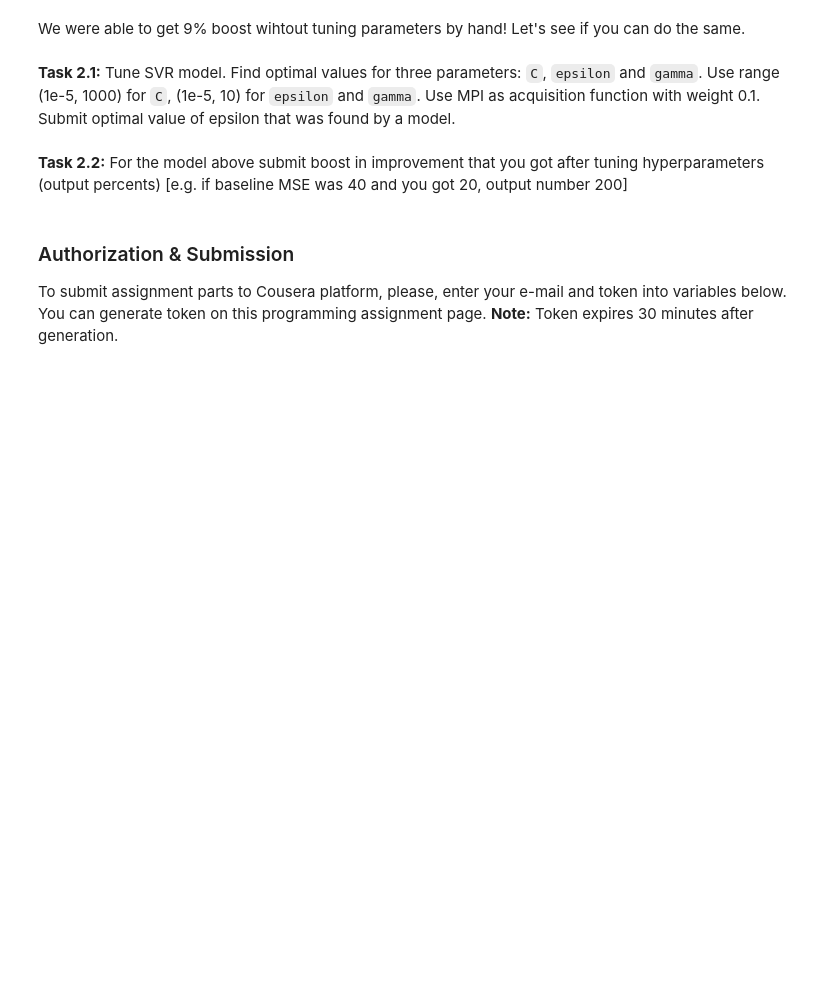
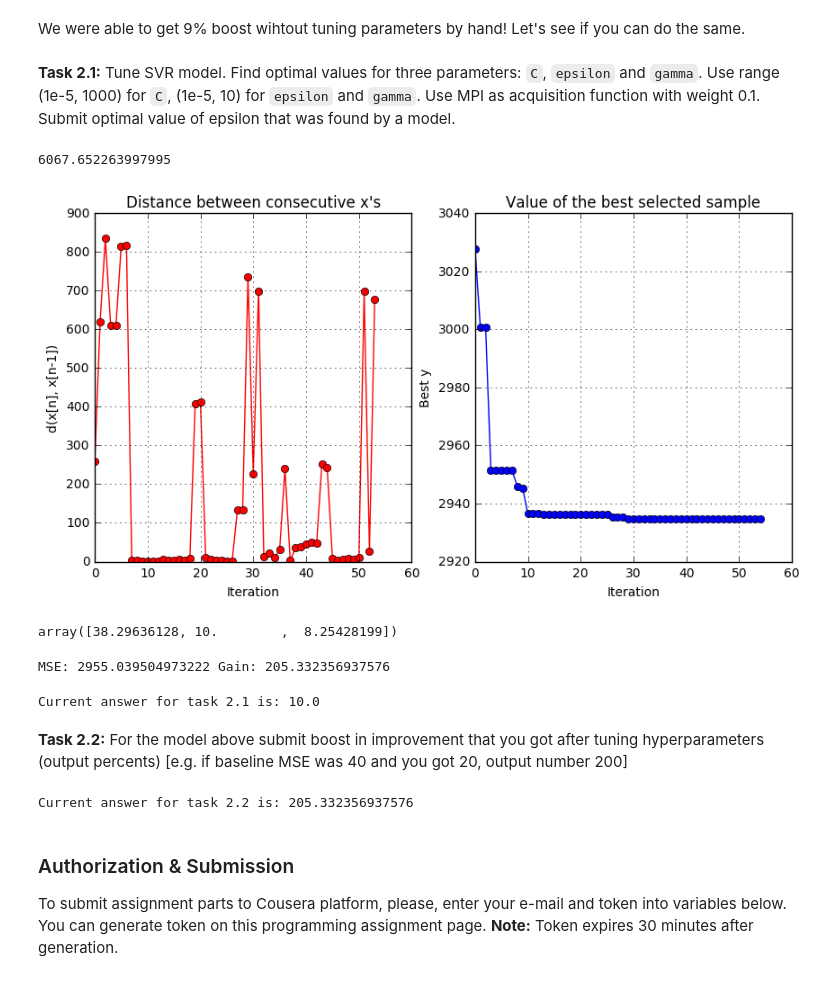
Before and after one commit to PhilippeW83440/Coursera-AML3-Bayesian-Methods, a Jupyter notebook: W6/Coursera-BMML_-week-6.ipynb, the cells around one changed output. Saved outputs shown, nothing was run; the diff lists cells and outputs as text; code cells hidden in the pictures; blank space fills up the shorter version.

````diff
--- a/W6/Coursera-BMML_-week-6.ipynb
+++ b/W6/Coursera-BMML_-week-6.ipynb
@@ -253,15 +262,67 @@ print('MSE:', np.min(optimizer.Y), 'Gain:', baseline/np.min(optimizer.Y)*100)
 We were able to get 9% boost wihtout tuning parameters by hand! Let's see if you can do the same.
 # %% [markdown]
 <b>Task 2.1:</b> Tune SVR model. Find optimal values for three parameters: ```C```, ```epsilon``` and ```gamma```. Use range (1e-5, 1000) for ```C```, (1e-5, 10) for ```epsilon``` and ```gamma```. Use MPI as acquisition function with weight 0.1. Submit optimal value of epsilon that was found by a model.
+# %%
+### YOUR CODE HERE
+
+def f_svr(parameters):
+    parameters = parameters[0]
+    score = -cross_val_score(
+                SVR(C=parameters[0],epsilon=parameters[1],gamma=parameters[2]),
+                X, y, scoring='neg_mean_squared_error').mean()
+    score = np.array(score)
+    return score
+# %%
+baseline = -cross_val_score(SVR(), X, y, scoring='neg_mean_squared_error').mean()
+baseline
+# %% [output]
+6067.652263997995
+# %%
+### YOUR CODE HERE
+
+
+# Bounds (NOTE: define continuous variables first, then discrete!)
+bounds_svr = [
+            {'name': 'C', 'type': 'continuous', 'domain': (1e-5, 1000)},
+            {'name': 'epsilon', 'type': 'continuous', 'domain': (1e-5, 10)},
+            {'name': 'gamma', 'type': 'continuous', 'domain': (1e-5, 10)},
+         ]
+# %%
+optimizer = GPyOpt.methods.BayesianOptimization(f=f_svr, domain=bounds_svr,
+                                                acquisition_type ='MPI',
+                                                acquisition_par = 0.1,
+                                                exact_eval=True)
+# %%
+max_iter = 50
+max_time = 60
+optimizer.run_optimization(max_iter, max_time)
+# %%
+optimizer.plot_convergence()
+# %% [output]
+[figure, added]
+# %%
+optimizer.X[np.argmin(optimizer.Y)]
+# %% [output]
+array([38.29636128, 10.        ,  8.25428199])
+# %%
+print('MSE:', np.min(optimizer.Y), 'Gain:', baseline/np.min(optimizer.Y)*100)
+# %% [output]
+MSE: 2955.039504973222 Gain: 205.332356937576
 # %%
 ### YOUR CODE HERE
-best_epsilon = ### YOUR CODE HERE
+
+
+best_epsilon = 10. ### YOUR CODE HERE
 grader.submit_GPyOpt_1(best_epsilon)
+# %% [output]
+Current answer for task 2.1 is: 10.0
 # %% [markdown]
 <b>Task 2.2:</b> For the model above submit boost in improvement that you got after tuning hyperparameters (output percents) [e.g. if baseline MSE was 40 and you got 20, output number 200]
 # %%
-performance_boost = ### YOUR CODE HERE
+performance_boost = 205.332356937576/100 ### YOUR CODE HERE
 grader.submit_GPyOpt_2(performance_boost*100)
+# %% [output]
+Current answer for task 2.2 is: 205.332356937576
 # %% [markdown]
 ### Authorization & Submission
 To submit assignment parts to Cousera platform, please, enter your e-mail and token into variables below. You can generate token on this programming assignment page. <b>Note:</b> Token expires 30 minutes after generation.
````
Also changed, not shown: parts of 5 cells of this notebook.
